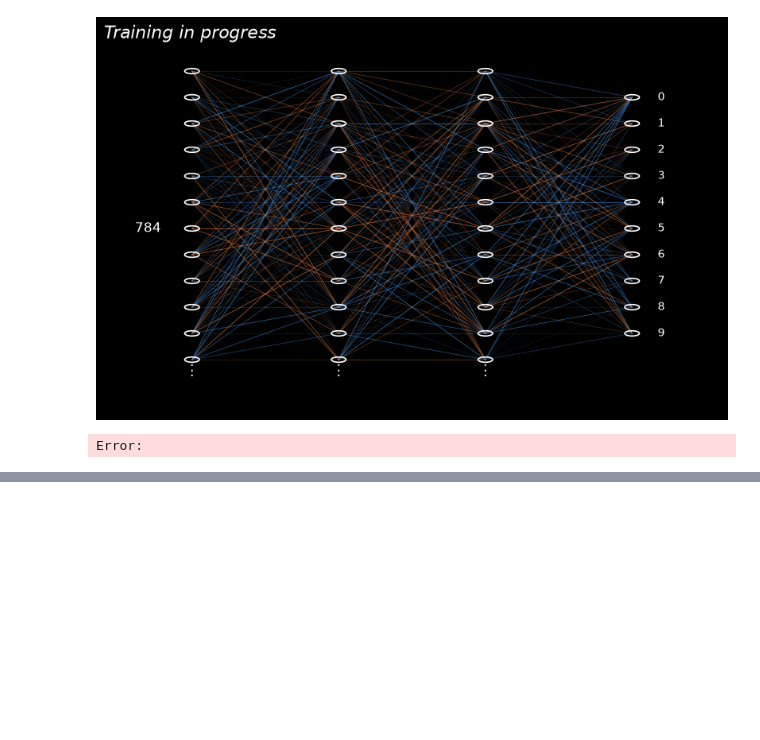
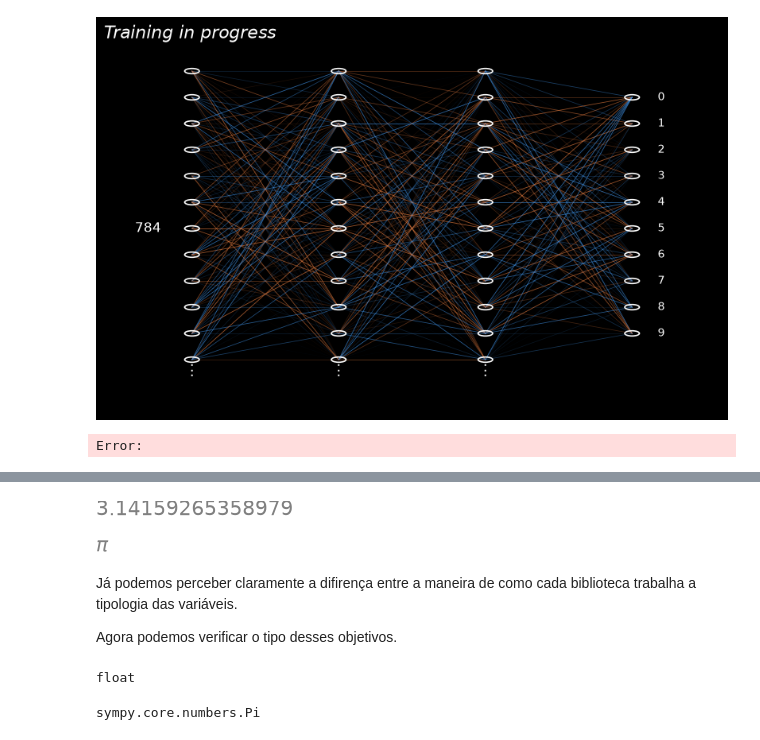
Before and after one commit to leonardoSilva0022/Fundamentos-da-intelig-ncia-artificial, a Jupyter notebook: fundamentos/IA.ipynb, the cells around one changed output, grey strips where cells are left out. Cells and saved outputs as stored; diff of their text form; code cells hidden in the pictures; blank space fills up the shorter version.

```diff
--- a/IA.ipynb
+++ b/fundamentos/IA.ipynb
@@ -223,0 +268,26 @@ Error:
+# %%
+# OBJETIVO NUMÉRICO
+
+mt.pi
+# %% [output]
+[figure, added]
+# %%
+# OBJETIVO SIMBÓLICO
+
+sy.pi
+# %% [output]
+[figure, added]
+# %% [markdown]
+Já podemos perceber claramente a difirença entre a maneira de como cada biblioteca
+trabalha a tipologia das variáveis.
+
+Agora podemos verificar o tipo desses objetivos.
+# %%
+type(mt.pi)
+float
+# %% [output]
+float
+# %%
+type(sy.pi)
+# %% [output]
+sympy.core.numbers.Pi
```
Also changed, not shown: parts of 23 cells of this notebook.
